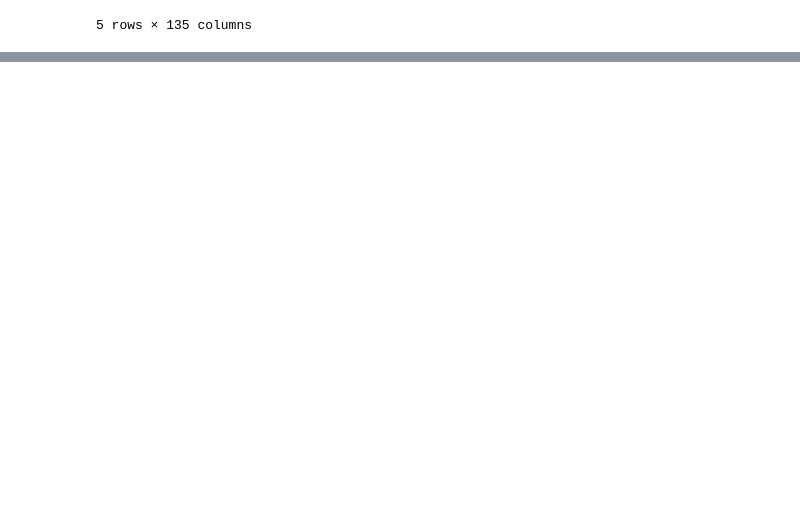
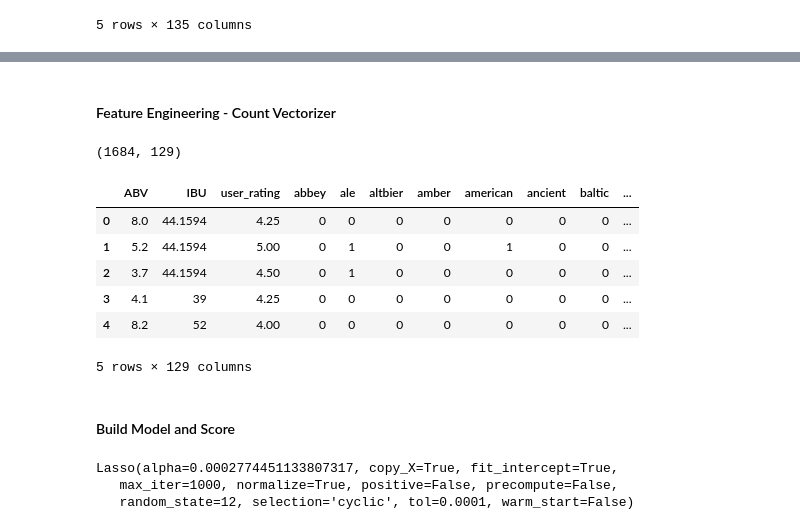
Before and after one commit to tomsharp/BeerMe, a Jupyter notebook: New Approach.ipynb, the cells around one changed output, grey strips where cells are left out. Cells and saved outputs as stored; diff of their text form; code cells hidden in the pictures; blank space fills up the shorter version.

Commit message:
added nlp feature engineering

```diff
--- a/New Approach.ipynb
+++ b/New Approach.ipynb
@@ -240,0 +219,2 @@ Errors within 0.50 = 76.96 %
+# %%
+user_df = df[df['username'] == user_of_interest]
@@ -240,0 +230,28 @@ Errors within 0.50 = 76.96 %
+# %% [markdown]
+#### Feature Engineering - Count Vectorizer
+# %%
+from sklearn.feature_extraction.text import CountVectorizer
+vect = CountVectorizer()
+# %%
+X = vect.fit_transform(user_df['beer_description'])
+
+tfidf_df = pd.DataFrame(X.toarray(), columns=vect.get_feature_names())
+user_df = pd.concat([user_df.reset_index(drop=True), tfidf_df], axis=1)
+# %%
+user_df.drop(['username', 'nearest_neighbor_rank', 'beer_description', 'beer_name', 'brewery'], axis=1, inplace=True)
+# %%
+user_df.shape
+# %% [output]
+(1684, 129)
+# %%
+user_df.head()
+# %% [output]
+|  | ABV | IBU | user_rating | abbey | ale | altbier | amber | american | ancient | baltic | ... |
+| 0 | 8.0 | 44.1594 | 4.25 | 0 | 0 | 0 | 0 | 0 | 0 | 0 | ... |
+| 1 | 5.2 | 44.1594 | 5.00 | 0 | 1 | 0 | 0 | 1 | 0 | 0 | ... |
+| 2 | 3.7 | 44.1594 | 4.50 | 0 | 1 | 0 | 0 | 0 | 0 | 0 | ... |
+| 3 | 4.1 | 39 | 4.25 | 0 | 0 | 0 | 0 | 0 | 0 | 0 | ... |
+| 4 | 8.2 | 52 | 4.00 | 0 | 0 | 0 | 0 | 0 | 0 | 0 | ... |
+5 rows × 129 columns
+# %% [markdown]
+#### Build Model and Score
@@ -240,0 +261,15 @@ Errors within 0.50 = 76.96 %
+# %%
+from sklearn.model_selection import train_test_split
+X_train, X_test, y_train, y_test = train_test_split(user_df[features], user_df[target], random_state=rand_state)
+
+from sklearn.linear_model import LassoCV
+lassocv = LassoCV(fit_intercept=True, normalize=True, cv=5, random_state=rand_state)
+lassocv.fit(X_train, y_train)
+
+from sklearn.linear_model import Lasso
+lasso = Lasso(alpha=lassocv.alpha_,fit_intercept=True, normalize=True, random_state=rand_state)
+lasso.fit(X_train, y_train)
+# %% [output]
+Lasso(alpha=0.0002774451133807317, copy_X=True, fit_intercept=True,
+   max_iter=1000, normalize=True, positive=False, precompute=False,
+   random_state=12, selection='cyclic', tol=0.0001, warm_start=False)
```
Also changed, not shown: parts of 41 cells of this notebook.
